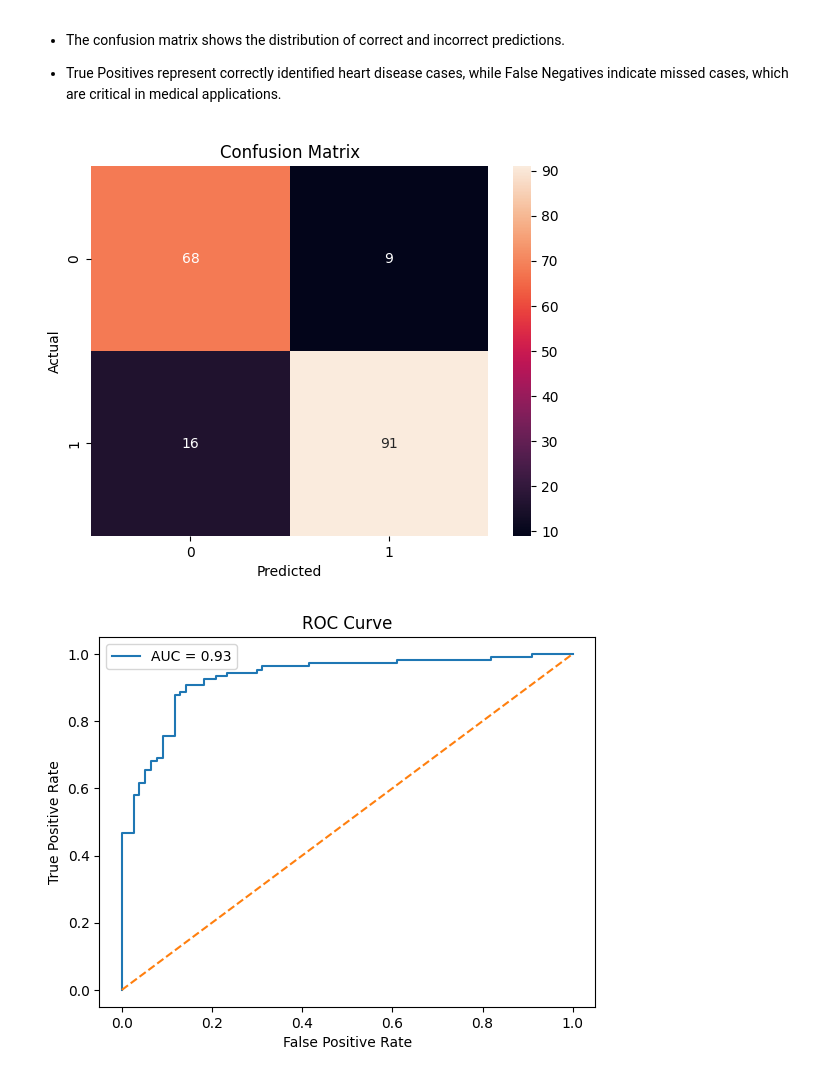
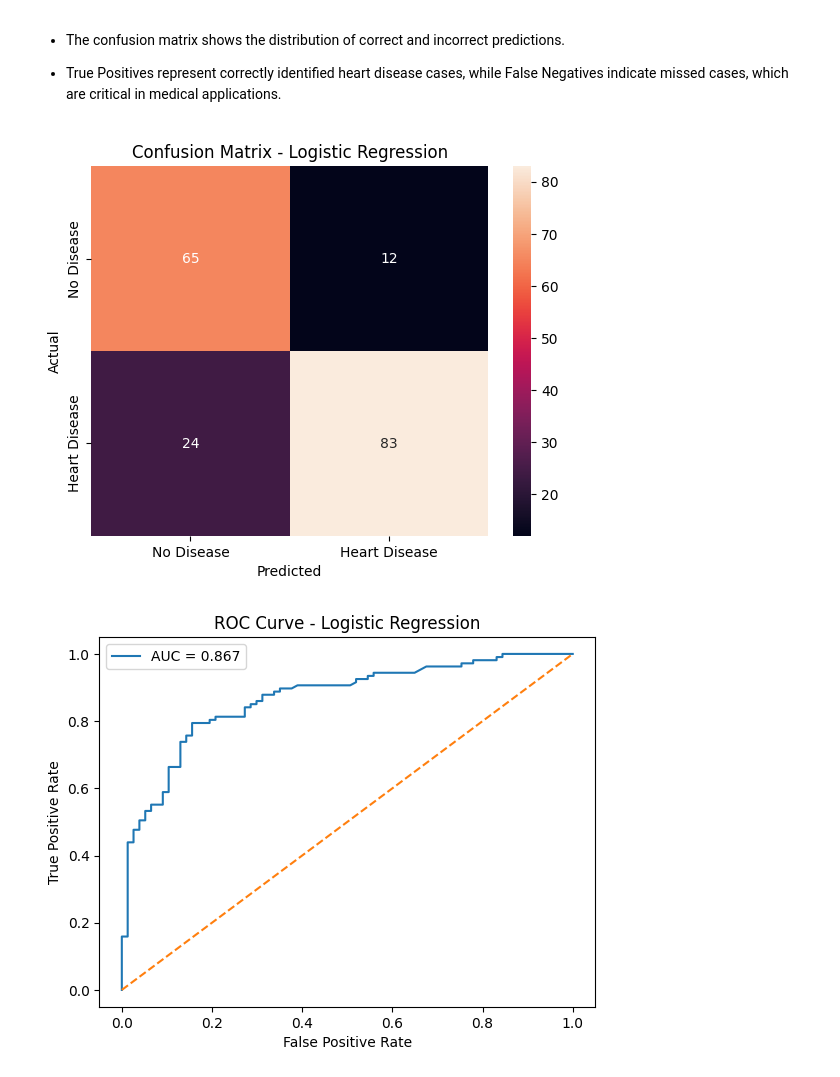
Before and after one commit to Vanshi1107/PBL-repository, a Jupyter notebook: PHASE-2/logistic_regression.ipynb, the cells around one changed output. Saved outputs shown, nothing was run; the diff lists cells and outputs as text; code cells hidden in the pictures.

Commit message:
Updates codes of Logistic regression and KNN

```diff
--- a/PHASE-2/logistic_regression.ipynb
+++ b/PHASE-2/logistic_regression.ipynb
@@ -43,5 +47,19 @@ X_train, X_test, y_train, y_test = train_test_split(
 # %%
 scaler = StandardScaler()
 
-X_train = scaler.fit_transform(X_train)
-X_test = scaler.transform(X_test)
+X_train_scaled = scaler.fit_transform(X_train)
+X_test_scaled = scaler.transform(X_test)
+# %%
+lr = LogisticRegression(max_iter=5000)
+
+selector = SequentialFeatureSelector(
+    lr,
+    n_features_to_select=5,
+    direction='forward',
+    cv=5
+)
+
+selector.fit(X_train_scaled, y_train)
+
+selected_features = X.columns[selector.get_support()]
+print("Selected Features:", selected_features)
@@ -48,7 +68,14 @@ X_test = scaler.transform(X_test)
+# %%
+X_train_sel = X_train[selected_features]
+X_test_sel = X_test[selected_features]
+
+scaler_sel = StandardScaler()
+
+X_train_sel = scaler_sel.fit_transform(X_train_sel)
+X_test_sel = scaler_sel.transform(X_test_sel)
 # %% [markdown]
 ##### Logistic Regression is trained as a baseline model for binary classification. It estimates the probability of heart disease based on a linear combination of input features.
 # %%
-model = LogisticRegression(max_iter=1000)
-
-model.fit(X_train, y_train)
+model = LogisticRegression(max_iter=5000)
+model.fit(X_train_sel, y_train)
 # %% [output]
@@ -91,23 +109,41 @@ weighted avg       0.87      0.86      0.86       184
 # %%
 cm = confusion_matrix(y_test, y_pred)
 
-sns.heatmap(cm, annot=True, fmt="d")
-plt.title("Confusion Matrix")
+labels = ["No Disease", "Heart Disease"]
+
+sns.heatmap(
+    cm,
+    annot=True,
+    fmt='d',
+    xticklabels=labels,
+    yticklabels=labels
+)
+
 plt.xlabel("Predicted")
 plt.ylabel("Actual")
+plt.title("Confusion Matrix - Logistic Regression")
+
 plt.show()
 # %% [output]
-[figure, old version]
+[figure, new version]
 # %%
+# Get predicted probabilities
+y_prob = model.predict_proba(X_test_sel)[:, 1]
+
+# Compute ROC values
 fpr, tpr, thresholds = roc_curve(y_test, y_prob)
 roc_auc = auc(fpr, tpr)
 
-plt.plot(fpr, tpr, label=f"AUC = {roc_auc:.2f}")
-plt.plot([0,1], [0,1], linestyle="--")
+# Plot
+plt.figure()
+plt.plot(fpr, tpr, label=f"AUC = {roc_auc:.3f}")
+plt.plot([0, 1], [0, 1], linestyle='--')  # random model line
+
 plt.xlabel("False Positive Rate")
 plt.ylabel("True Positive Rate")
-plt.title("ROC Curve")
+plt.title("ROC Curve - Logistic Regression")
 plt.legend()
+
 plt.show()
 # %% [output]
-[figure, old version]
+[figure, new version]
```
Also changed, not shown: parts of 9 cells of this notebook, 1 other file.
